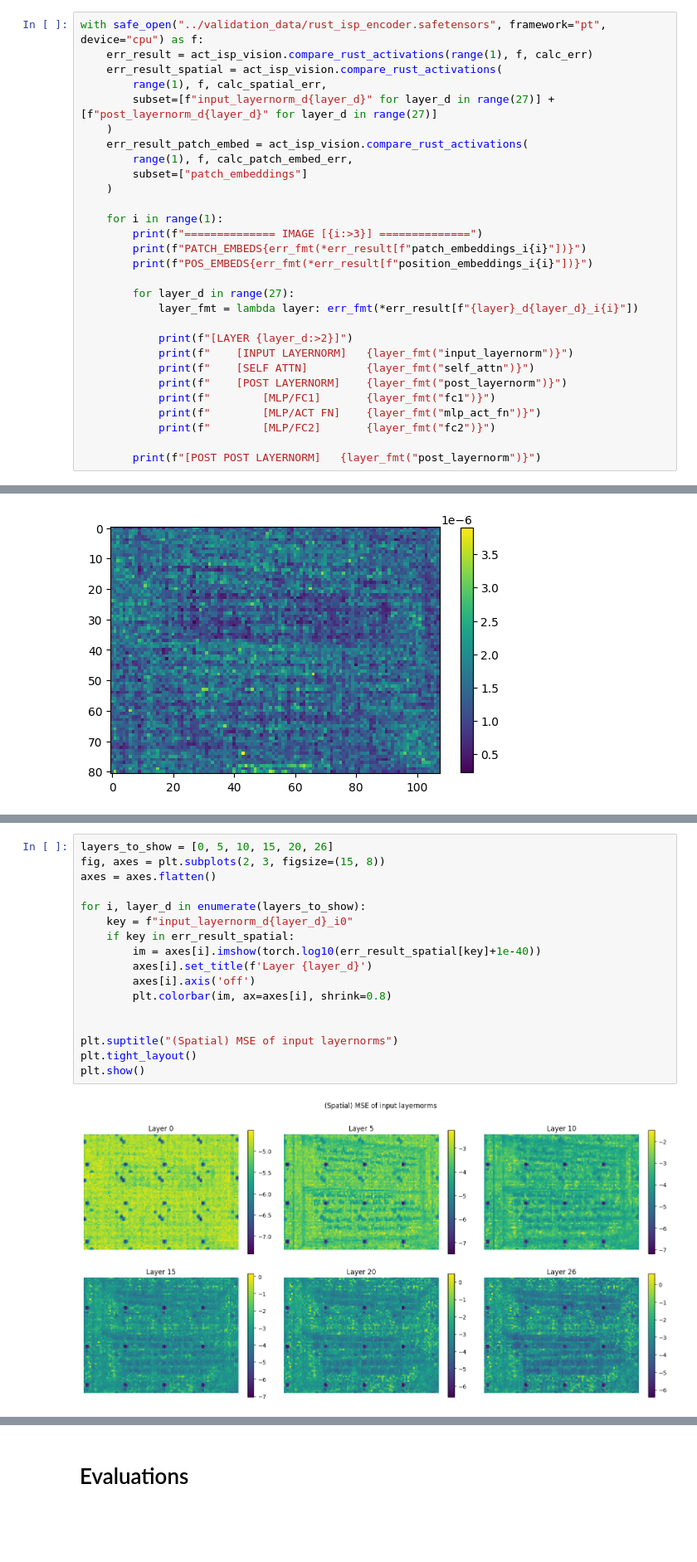
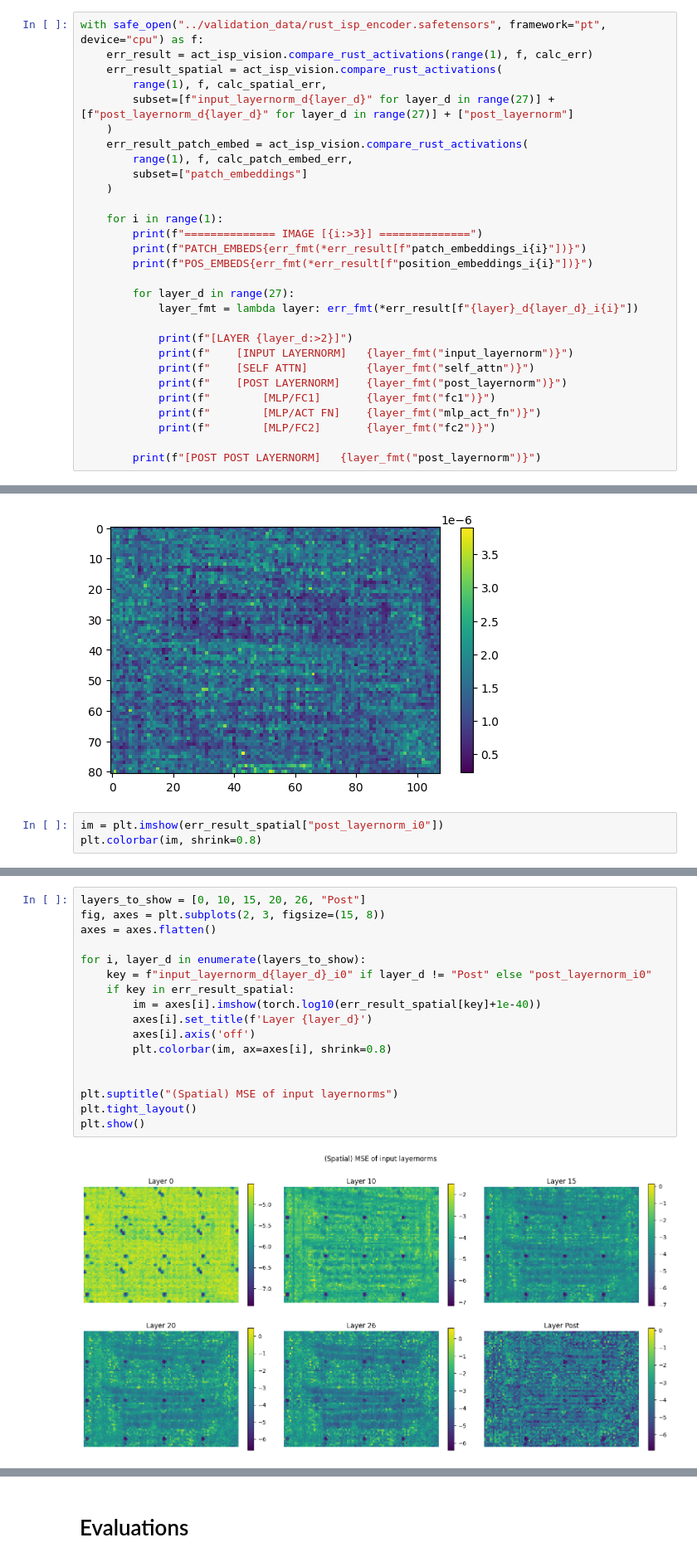
Before and after one commit to kornia/kornia-rs, a Jupyter notebook: examples/smol_vlm/validation/validation.ipynb, the cells around one changed output, grey strips where cells are left out. Shown at 83% size. Drawn from its saved outputs; the diff is of its cells as text; blank space fills up the shorter version.

```diff
--- a/examples/smol_vlm/validation/validation.ipynb
+++ b/examples/smol_vlm/validation/validation.ipynb
@@ -276,7 +282,7 @@ with safe_open("../validation_data/rust_isp_encoder.safetensors", framework="pt"
     err_result = act_isp_vision.compare_rust_activations(range(1), f, calc_err)
     err_result_spatial = act_isp_vision.compare_rust_activations(
         range(1), f, calc_spatial_err,
-        subset=[f"input_layernorm_d{layer_d}" for layer_d in range(27)] + [f"post_layernorm_d{layer_d}" for layer_d in range(27)]
+        subset=[f"input_layernorm_d{layer_d}" for layer_d in range(27)] + [f"post_layernorm_d{layer_d}" for layer_d in range(27)] + ["post_layernorm"]
     )
     err_result_patch_embed = act_isp_vision.compare_rust_activations(
         range(1), f, calc_patch_embed_err,
@@ -614,3 +620,6 @@ plt.colorbar(im, shrink=0.8)
 # %% [output]
 <matplotlib.colorbar.Colorbar at 0x...>
 [figure]
+# %%
+im = plt.imshow(err_result_spatial["post_layernorm_i0"])
+plt.colorbar(im, shrink=0.8)
@@ -617,22 +629,22 @@ plt.colorbar(im, shrink=0.8)
 # %%
-layers_to_show = [0, 5, 10, 15, 20, 26]
+layers_to_show = [0, 10, 15, 20, 26, "Post"]
 fig, axes = plt.subplots(2, 3, figsize=(15, 8))
 axes = axes.flatten()
 
 for i, layer_d in enumerate(layers_to_show):
-    key = f"input_layernorm_d{layer_d}_i0"
+    key = f"input_layernorm_d{layer_d}_i0" if layer_d != "Post" else "post_layernorm_i0"
     if key in err_result_spatial:
         im = axes[i].imshow(torch.log10(err_result_spatial[key]+1e-40))
         axes[i].set_title(f'Layer {layer_d}')
         axes[i].axis('off')
         plt.colorbar(im, ax=axes[i], shrink=0.8)
 
 
 plt.suptitle("(Spatial) MSE of input layernorms")
 plt.tight_layout()
 plt.show()
 # %% [output]
-[figure, old version]
+[figure, new version]
 # %%
 layers_to_show = [0, 5, 10, 15, 20, 26]
 fig, axes = plt.subplots(2, 3, figsize=(15, 8))
```
Also changed, not shown: parts of 4 cells of this notebook, 4 other files.
